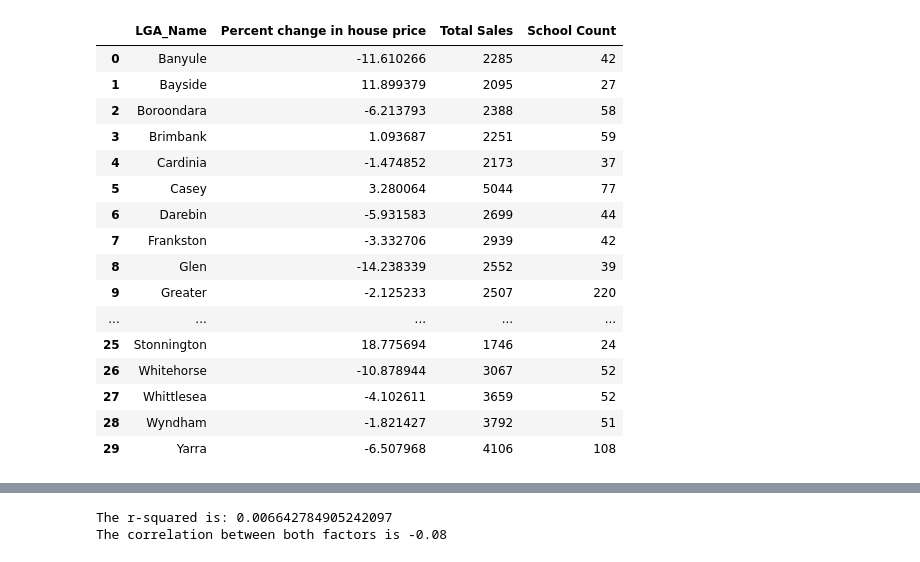
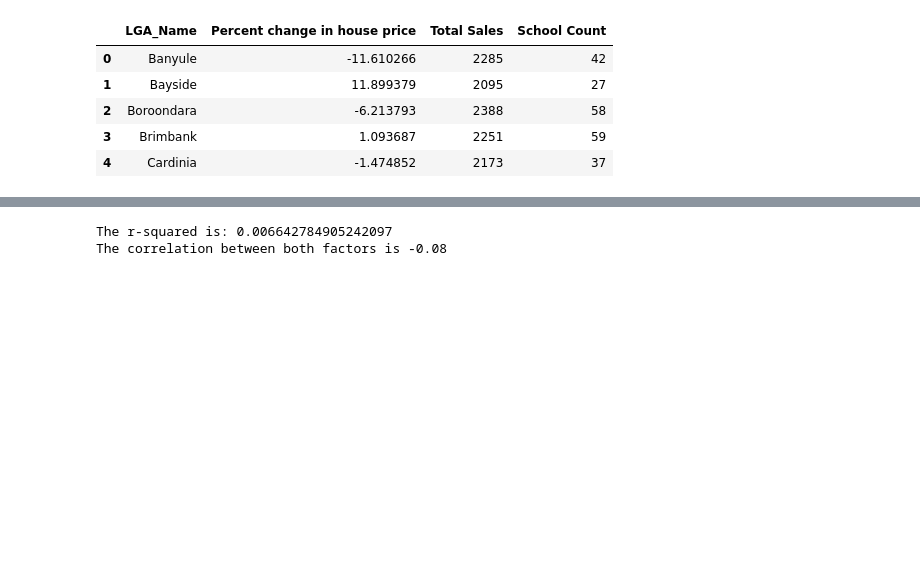
Before and after one commit to jeremychiaa/covid-victorian-real-estate, a Jupyter notebook: cleaned_schools.ipynb, the cells around one changed output, grey strips where cells are left out. Drawn from its saved outputs; the diff is of its cells as text; code cells hidden in the pictures; blank space fills up the shorter version.

Commit message:
completed schools post covid and overall analysis

```diff
--- a/cleaned_schools.ipynb
+++ b/cleaned_schools.ipynb
@@ -180,22 +115,11 @@ percent_change_df
 # %%
 # Merge school count into percent change per LGA df
 merged_lga_school_df = pd.merge(percent_change_df, schools_count_df, on="LGA_Name")
-merged_lga_school_df
+merged_lga_school_df.head()
 # %% [output]
 |  | LGA_Name | Percent change in house price | Total Sales | School Count |
 | 0 | Banyule | -11.610266 | 2285 | 42 |
 | 1 | Bayside | 11.899379 | 2095 | 27 |
 | 2 | Boroondara | -6.213793 | 2388 | 58 |
 | 3 | Brimbank | 1.093687 | 2251 | 59 |
 | 4 | Cardinia | -1.474852 | 2173 | 37 |
-| 5 | Casey | 3.280064 | 5044 | 77 |
-| 6 | Darebin | -5.931583 | 2699 | 44 |
-| 7 | Frankston | -3.332706 | 2939 | 42 |
-| 8 | Glen | -14.238339 | 2552 | 39 |
-| 9 | Greater | -2.125233 | 2507 | 220 |
-| ... | ... | ... | ... | ... |
-| 25 | Stonnington | 18.775694 | 1746 | 24 |
-| 26 | Whitehorse | -10.878944 | 3067 | 52 |
-| 27 | Whittlesea | -4.102611 | 3659 | 52 |
-| 28 | Wyndham | -1.821427 | 3792 | 51 |
-| 29 | Yarra | -6.507968 | 4106 | 108 |
```
Also changed, not shown: parts of 23 cells of this notebook, 1 other file.
